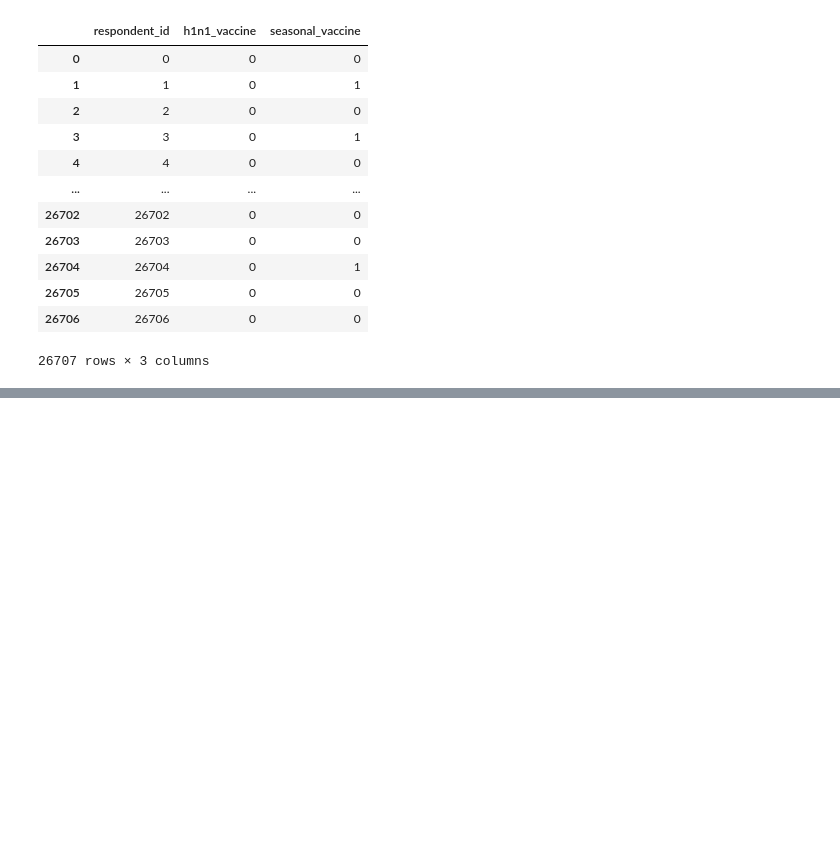
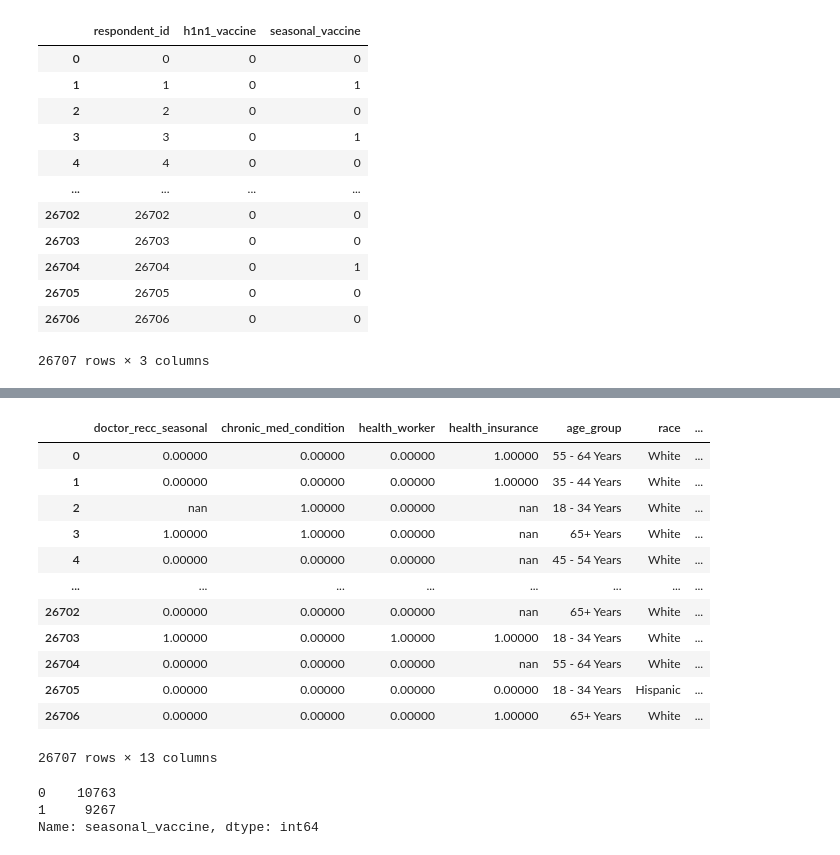
Before and after one commit to lilisbeit/Targeted-Flu-Vaccination-Outreach, a Jupyter notebook: Untitled.ipynb, the cells around one changed output, grey strips where cells are left out. Drawn from its saved outputs; the diff is of its cells as text; code cells hidden in the pictures; blank space fills up the shorter version.

```diff
--- a/Untitled.ipynb
+++ b/Untitled.ipynb
@@ -104 +151,20 @@ y = labels['seasonal_vaccine']
+# %%
+# eliminate id column, which is the same as index number
+
+X.drop(columns='respondent_id', inplace=True)
+X
+# %% [output]
+|  | doctor_recc_seasonal | chronic_med_condition | health_worker | health_insurance | age_group | race | ... |
+| 0 | 0.00000 | 0.00000 | 0.00000 | 1.00000 | 55 - 64 Years | White | ... |
+| 1 | 0.00000 | 0.00000 | 0.00000 | 1.00000 | 35 - 44 Years | White | ... |
+| 2 | nan | 1.00000 | 0.00000 | nan | 18 - 34 Years | White | ... |
+| 3 | 1.00000 | 1.00000 | 0.00000 | nan | 65+ Years | White | ... |
+| 4 | 0.00000 | 0.00000 | 0.00000 | nan | 45 - 54 Years | White | ... |
+| ... | ... | ... | ... | ... | ... | ... | ... |
+| 26702 | 0.00000 | 0.00000 | 0.00000 | nan | 65+ Years | White | ... |
+| 26703 | 1.00000 | 0.00000 | 1.00000 | 1.00000 | 18 - 34 Years | White | ... |
+| 26704 | 0.00000 | 0.00000 | 0.00000 | nan | 55 - 64 Years | White | ... |
+| 26705 | 0.00000 | 0.00000 | 0.00000 | 0.00000 | 18 - 34 Years | Hispanic | ... |
+| 26706 | 0.00000 | 0.00000 | 0.00000 | 1.00000 | 65+ Years | White | ... |
+26707 rows × 13 columns
 # %%
@@ -105,4 +173,13 @@ y = labels['seasonal_vaccine']
 X_train, X_test, y_train, y_test = train_test_split(X, y, test_size=0.25)
+# %%
+# no class imbalance in target
+
+y_train
+y_train.value_counts()
+# %% [output]
+0    10763
+1     9267
+Name: seasonal_vaccine, dtype: int64
 # %%
 X_train
 X_train.describe()
```
Also changed, not shown: parts of 31 cells of this notebook.
